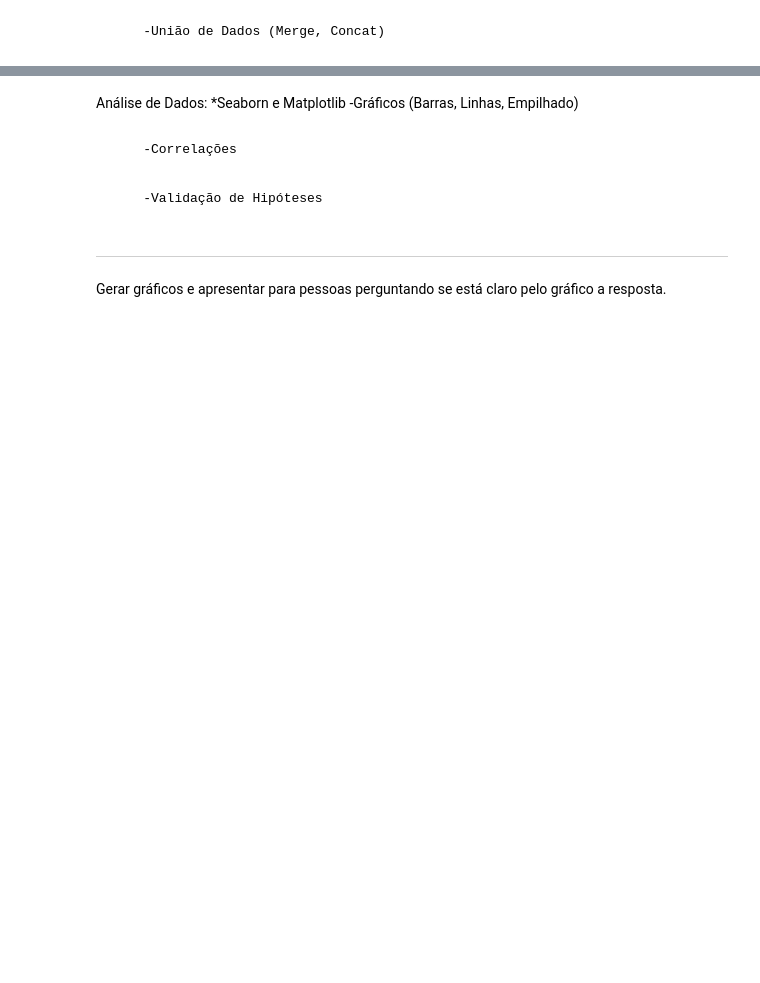
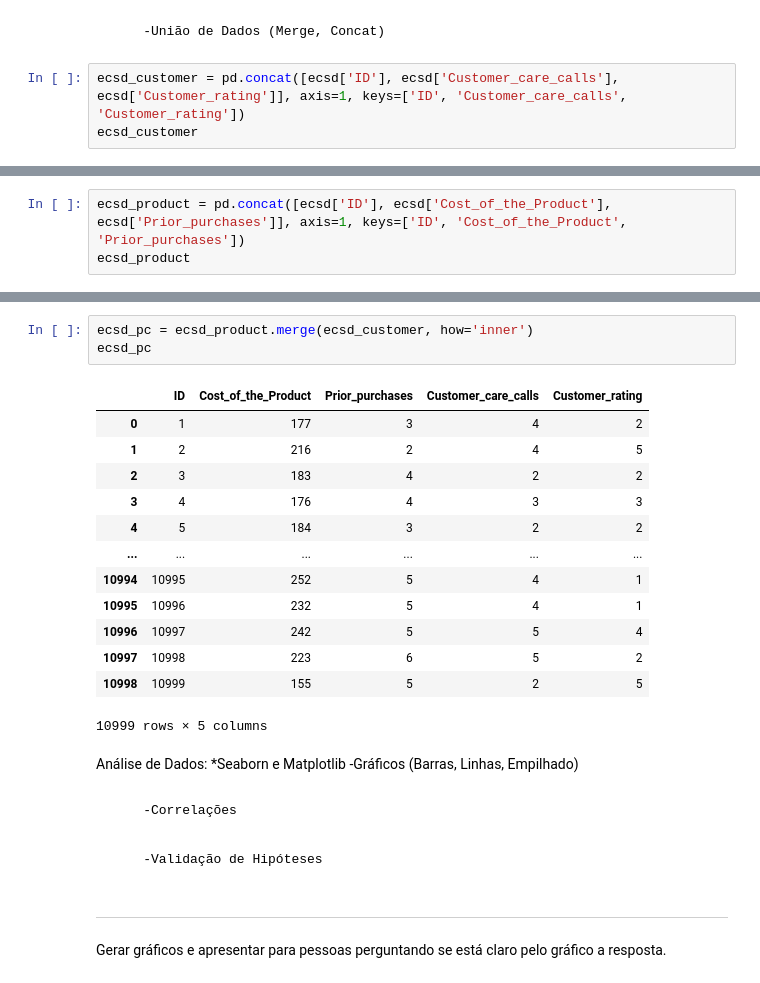
Before and after one commit to wolfwm/learningDS, a Jupyter notebook: ECommerceShippingData/ECom_shipping_data.ipynb, the cells around one changed output, grey strips where cells are left out. Cells and saved outputs as stored; diff of their text form; blank space fills up the shorter version.

```diff
--- a/ECommerceShippingData/ECom_shipping_data.ipynb
+++ b/ECommerceShippingData/ECom_shipping_data.ipynb
@@ -136,2 +156,5 @@ Name: Mode_of_Shipment, dtype: int64
 # %% [markdown]
         -União de Dados (Merge, Concat)
+# %%
+ecsd_customer = pd.concat([ecsd['ID'], ecsd['Customer_care_calls'], ecsd['Customer_rating']], axis=1, keys=['ID', 'Customer_care_calls', 'Customer_rating'])
+ecsd_customer
@@ -137,0 +175,3 @@ Name: Mode_of_Shipment, dtype: int64
+# %%
+ecsd_product = pd.concat([ecsd['ID'], ecsd['Cost_of_the_Product'], ecsd['Prior_purchases']], axis=1, keys=['ID', 'Cost_of_the_Product', 'Prior_purchases'])
+ecsd_product
@@ -138,3 +192,20 @@ Name: Mode_of_Shipment, dtype: int64
+# %%
+ecsd_pc = ecsd_product.merge(ecsd_customer, how='inner')
+ecsd_pc
+# %% [output]
+|  | ID | Cost_of_the_Product | Prior_purchases | Customer_care_calls | Customer_rating |
+| 0 | 1 | 177 | 3 | 4 | 2 |
+| 1 | 2 | 216 | 2 | 4 | 5 |
+| 2 | 3 | 183 | 4 | 2 | 2 |
+| 3 | 4 | 176 | 4 | 3 | 3 |
+| 4 | 5 | 184 | 3 | 2 | 2 |
+| ... | ... | ... | ... | ... | ... |
+| 10994 | 10995 | 252 | 5 | 4 | 1 |
+| 10995 | 10996 | 232 | 5 | 4 | 1 |
+| 10996 | 10997 | 242 | 5 | 5 | 4 |
+| 10997 | 10998 | 223 | 6 | 5 | 2 |
+| 10998 | 10999 | 155 | 5 | 2 | 5 |
+10999 rows × 5 columns
 # %% [markdown]
 Análise de Dados:
     *Seaborn e Matplotlib
```
Also changed, not shown: parts of 5 cells of this notebook.
